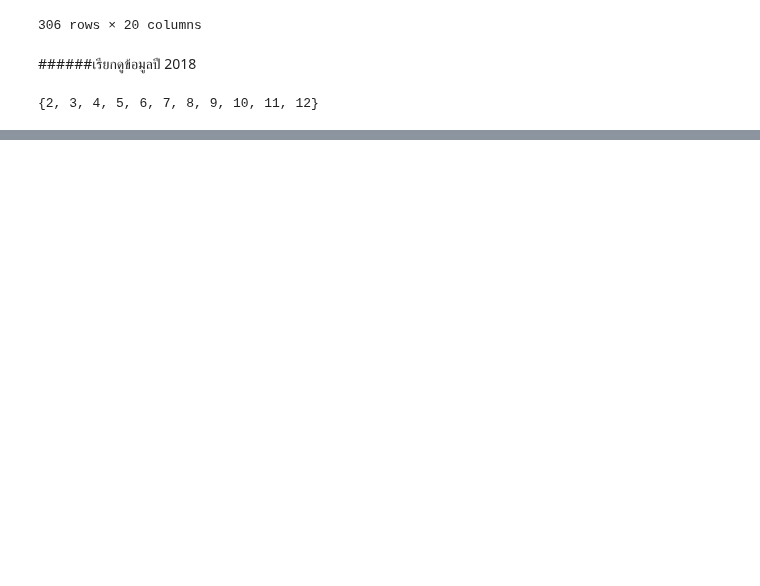
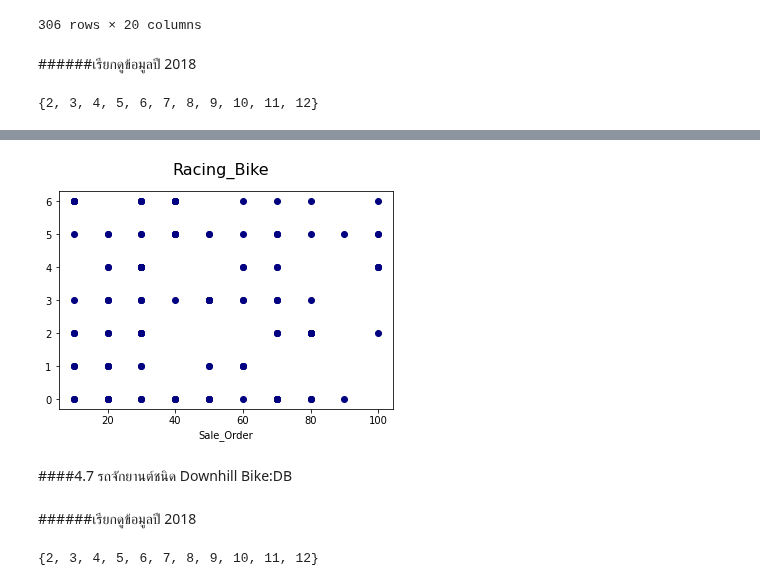
Before and after one commit to nicha0524/DPDM2021, a Jupyter notebook: Untitled11.ipynb, the cells around one changed output, grey strips where cells are left out. Saved outputs shown, nothing was run; the diff lists cells and outputs as text; code cells hidden in the pictures; blank space fills up the shorter version.

```diff
--- a/Untitled11.ipynb
+++ b/Untitled11.ipynb
@@ -761,0 +798,13 @@ MB_2019_4=MB_2019[(MB_2019['mount']>=1)&(MB_2019['mount']<=4)].sort_values(by='m
+# %%
+Racing_Bike= pd.concat([RC_18,RC_19]) #รวมข้อมูลรายปี
+# %%
+ORDER_RO_A=Racing_Bike['SALESORDERITEM']
+WEEKDAY_RO_A=Racing_Bike['weekday']
+plt.scatter(ORDER_RO_A,WEEKDAY_RO_A,color='navy') #พบว่าวันที่มีคำสังซื้อเยอะที่สุดคือวันอังคาร วันพฤหัสบดี ศุกร์ และเสาร์
+plt.xlabel('Sale_Order')
+plt.suptitle('Racing_Bike',fontsize=16)
+plt.show()
+# %% [output]
+[figure, added]
+# %% [markdown]
+####4.7 รถจักยานต์ชนิด Downhill Bike:DB
@@ -761,0 +813,2 @@ MB_2019_4=MB_2019[(MB_2019['mount']>=1)&(MB_2019['mount']<=4)].sort_values(by='m
+# %% [markdown]
+######เรียกดูข้อมูลปี 2018
@@ -761,0 +817,4 @@ MB_2019_4=MB_2019[(MB_2019['mount']>=1)&(MB_2019['mount']<=4)].sort_values(by='m
+# %%
+set(DB_2018['mount'])
+# %% [output]
+{2, 3, 4, 5, 6, 7, 8, 9, 10, 11, 12}
```
Also changed, not shown: parts of 26 cells of this notebook.
